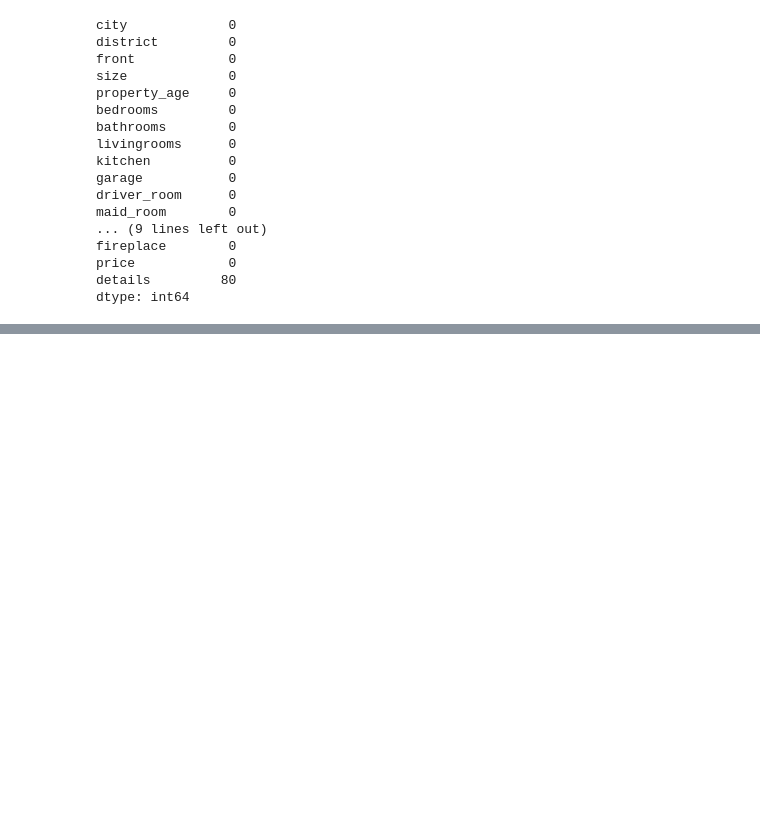
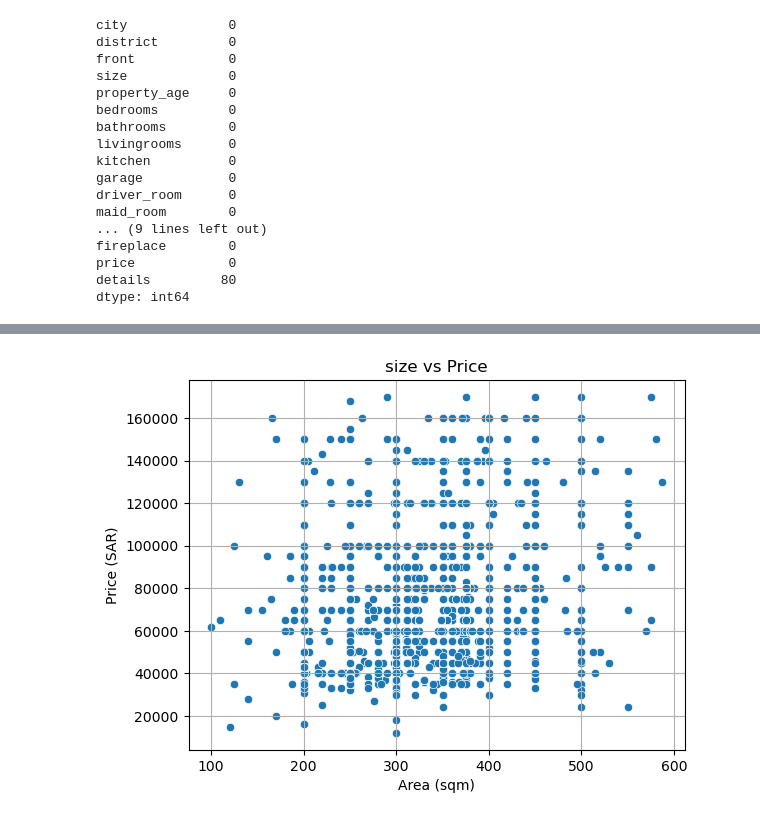
Before and after one commit to omaribrahim90/Aqar_pred, a Jupyter notebook: Aqar.ipynb, the cells around one changed output, grey strips where cells are left out. Saved outputs shown, nothing was run; the diff lists cells and outputs as text; code cells hidden in the pictures; blank space fills up the shorter version.

```diff
--- a/Aqar.ipynb
+++ b/Aqar.ipynb
@@ -113,0 +184,12 @@ plt.show()
+# %%
+#Based on annual rent, these values are mostly monthly rent.
+df_cleaned.loc[df_cleaned['price'] < 15000, 'price'] = df_cleaned['price'] * 12
+# %%
+sns.scatterplot(data=df_cleaned, x='size', y='price')
+plt.title('size vs Price')
+plt.xlabel('Area (sqm)')
+plt.ylabel('Price (SAR)')
+plt.grid(True)
+plt.show()
+# %% [output]
+[figure, added]
```
Also changed, not shown: parts of 11 cells of this notebook.
